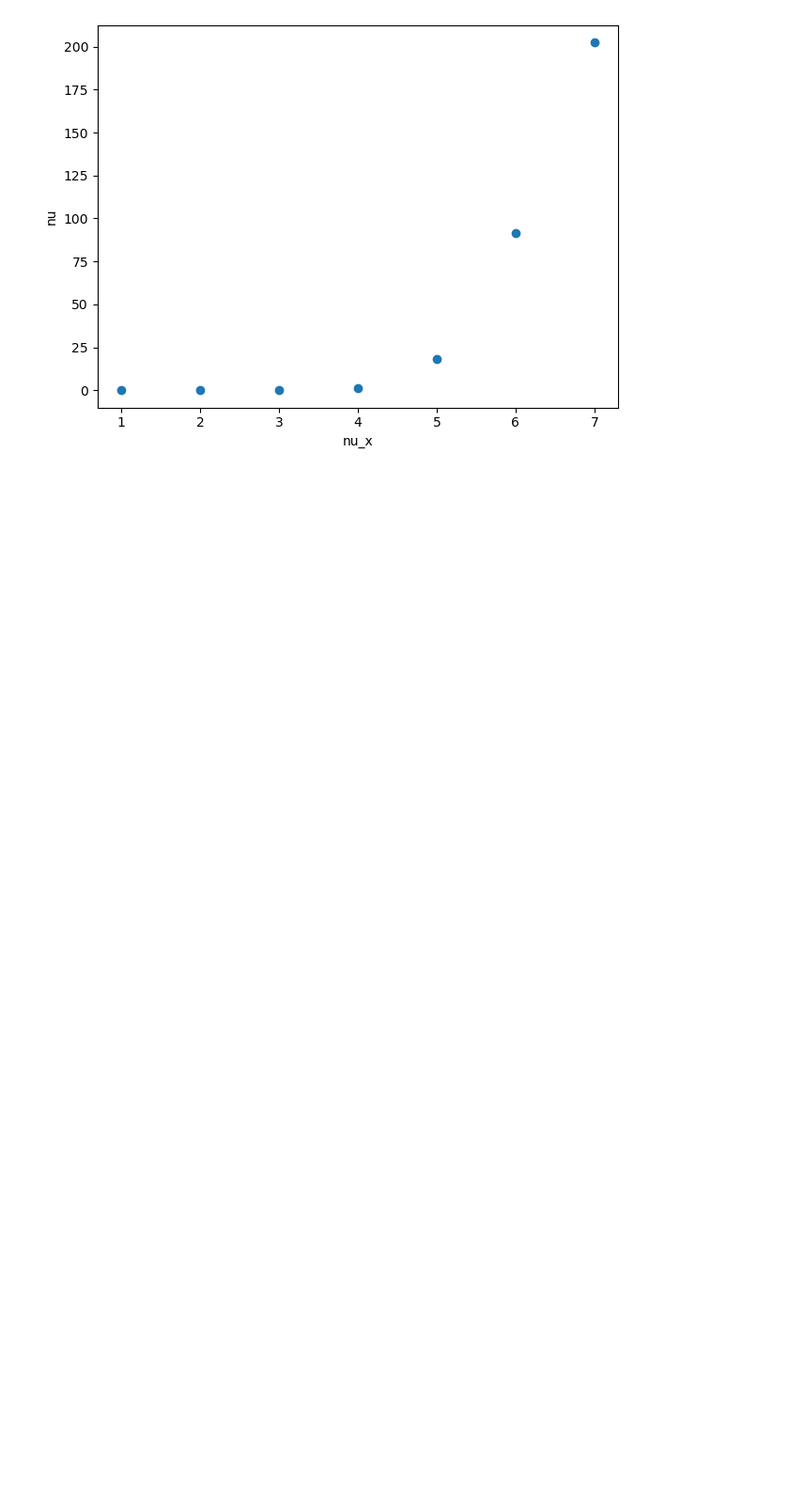
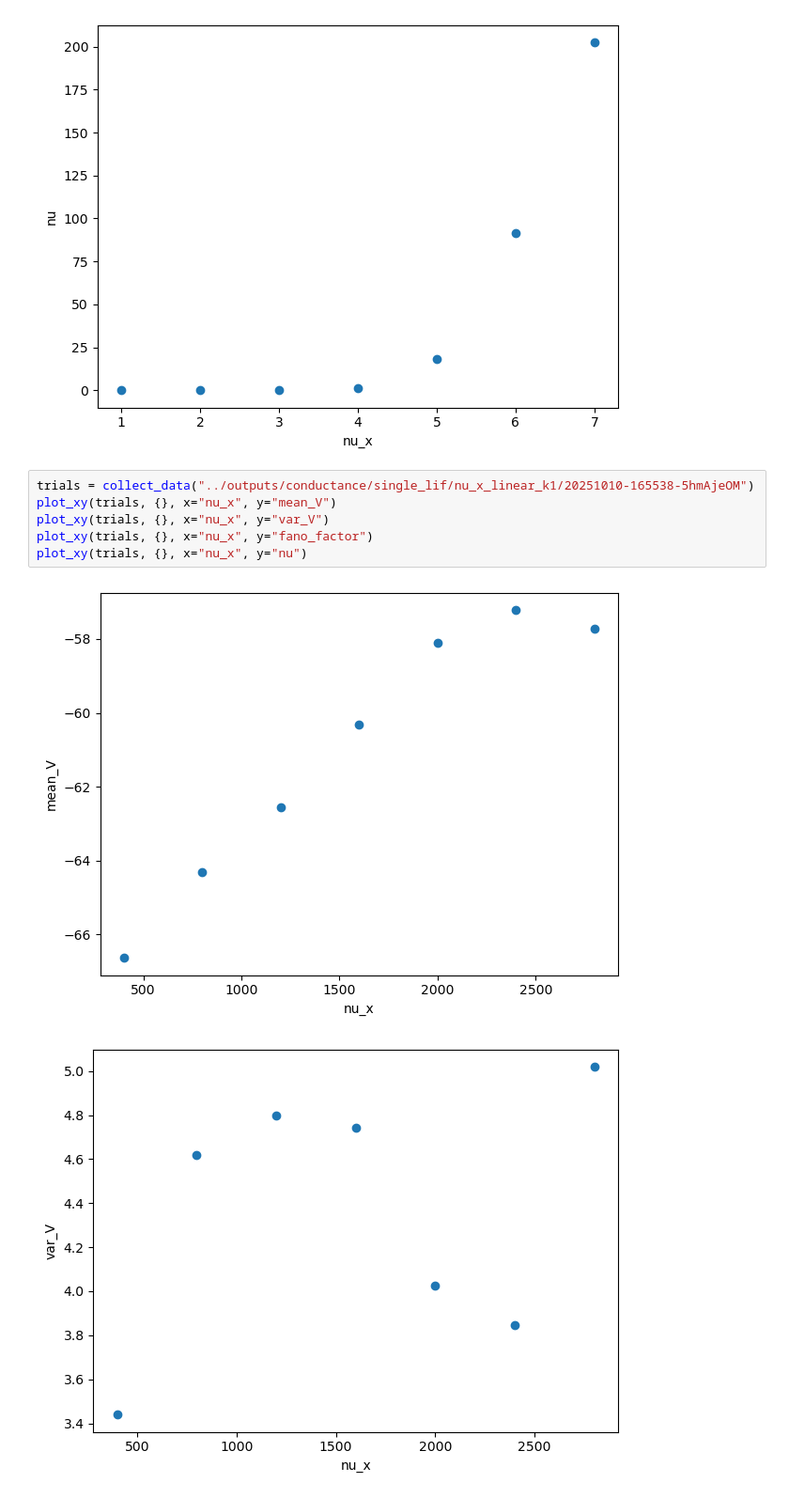
Before and after one commit to yuesha-yc/Conductance-Neurons, a Jupyter notebook: python_analysis/example_plot.ipynb, the cells around one changed output. Shown at 94% size. Cells and saved outputs as stored; diff of their text form; blank space fills up the shorter version.

Commit message:
single K

```diff
--- a/python_analysis/example_plot.ipynb
+++ b/python_analysis/example_plot.ipynb
@@ -211,3 +211,12 @@ plot_xy(trials, {}, x="nu_x", y="nu")
 [figure]
 [figure]
 [figure]
+# %%
+trials = collect_data("../outputs/conductance/single_lif/nu_x_linear_k1/20251010-165538-5hmAjeOM")
+plot_xy(trials, {}, x="nu_x", y="mean_V")
+plot_xy(trials, {}, x="nu_x", y="var_V")
+plot_xy(trials, {}, x="nu_x", y="fano_factor")
+plot_xy(trials, {}, x="nu_x", y="nu")
+# %% [output]
+[figure, added]
+[figure, added]
```
Also changed, not shown: parts of 2 cells of this notebook, 3 other files.
